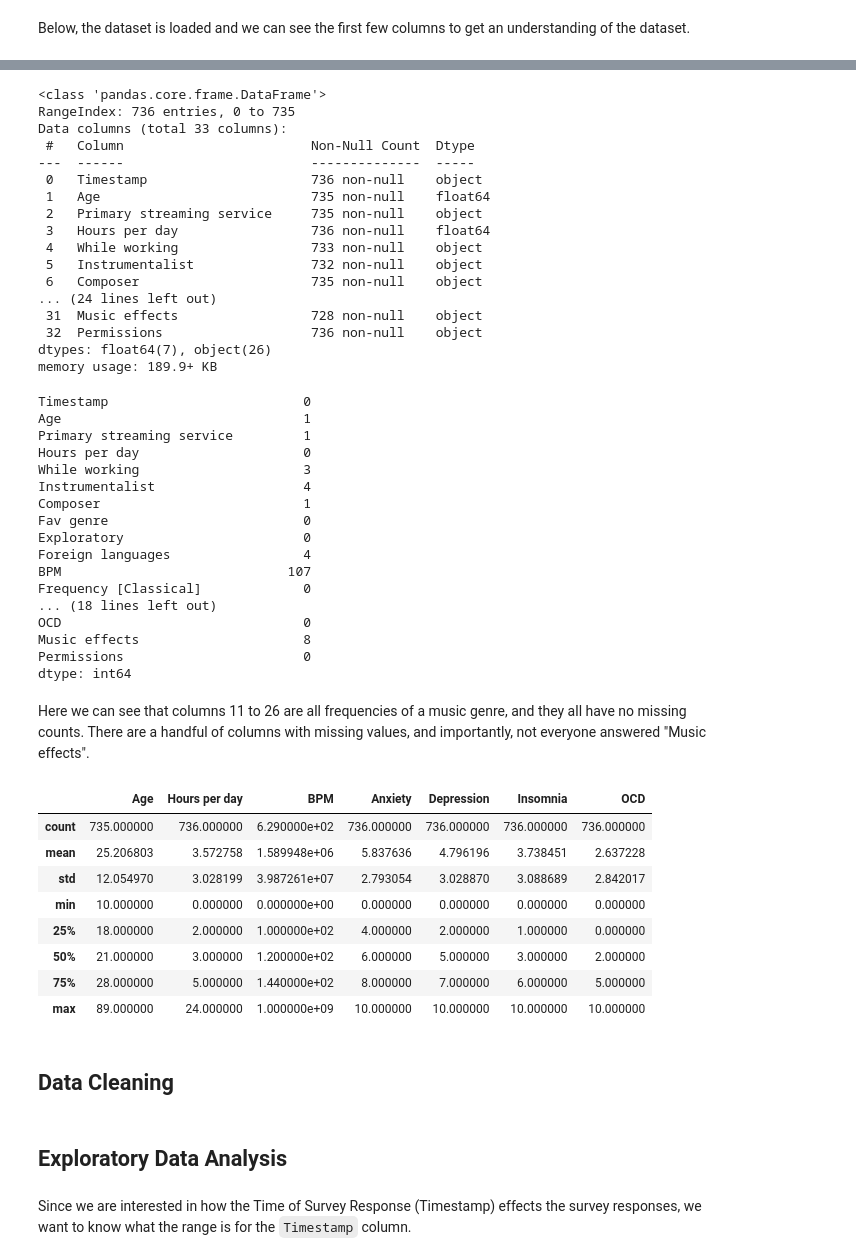
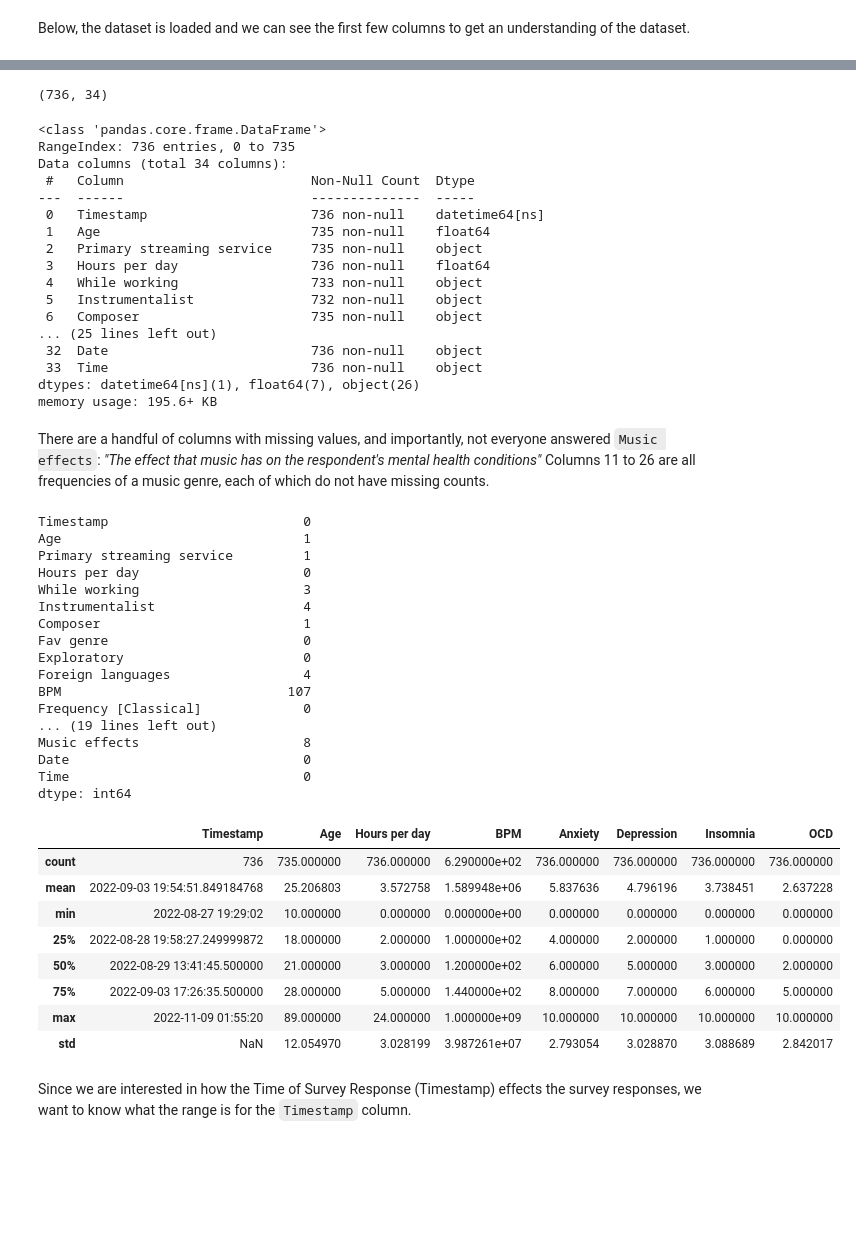
Before and after one commit to ubc-dsci320-2024w2/project-team_fabfour, a Jupyter notebook: analysis/Jessica/analysis4.ipynb, the cells around one changed output, grey strips where cells are left out. Saved outputs shown, nothing was run; the diff lists cells and outputs as text; code cells hidden in the pictures; blank space fills up the shorter version.

Commit message:
added eda to analysis 4

```diff
--- a/analysis/Jessica/analysis4.ipynb
+++ b/analysis/Jessica/analysis4.ipynb
@@ -31,7 +31,7 @@ RendererRegistry.enable('jupyterlab')
 # %% [markdown]
 Below, the dataset is loaded and we can see the first few columns to get an understanding of the dataset.
 # %%
-mxmh = pd.read_csv('../../data/raw/mxmh_survey_results.csv')
+mxmh = pd.read_csv('../../data/raw/mxmh_survey_results.csv', parse_dates=['Timestamp'])
 # %%
 mxmh.head(7)
 # %% [output]
@@ -46,0 +70,9 @@ mxmh.head(7)
+# %%
+mxmh["Timestamp"] = pd.to_datetime(mxmh["Timestamp"])
+
+# Extract Date and Time
+mxmh["Date"] = mxmh["Timestamp"].dt.date
+mxmh["Time"] = mxmh["Timestamp"].dt.time
+
+# Drop original Timestamp column
+mxmh_clean = mxmh.drop(columns=["Permissions"])
@@ -53,25 +95,32 @@ Now that we know there are 33 columns, we should identify the names of each colu
+# %%
+mxmh_clean.shape
+# %% [output]
+(736, 34)
 # %%
-mxmh.info()
+mxmh_clean.info()
 # %% [output]
 <class 'pandas.core.frame.DataFrame'>
 RangeIndex: 736 entries, 0 to 735
-Data columns (total 33 columns):
+Data columns (total 34 columns):
  #   Column                        Non-Null Count  Dtype
 ---  ------                        --------------  -----
- 0   Timestamp                     736 non-null    object
+ 0   Timestamp                     736 non-null    datetime64[ns]
  1   Age                           735 non-null    float64
  2   Primary streaming service     735 non-null    object
  3   Hours per day                 736 non-null    float64
  4   While working                 733 non-null    object
  5   Instrumentalist               732 non-null    object
  6   Composer                      735 non-null    object
-... (24 lines left out)
- 31  Music effects                 728 non-null    object
- 32  Permissions                   736 non-null    object
-dtypes: float64(7), object(26)
-memory usage: 189.9+ KB
+... (25 lines left out)
+ 32  Date                          736 non-null    object
+ 33  Time                          736 non-null    object
+dtypes: datetime64[ns](1), float64(7), object(26)
+memory usage: 195.6+ KB
+# %% [markdown]
+There are a handful of columns with missing values, and importantly, not everyone answered `Music effects`: *"The effect that music has on the respondent's mental health conditions"*
+Columns 11 to 26 are all frequencies of a music genre, each of which do not have missing counts.
 # %%
-mxmh.isnull().sum()
+mxmh_clean.isnull().sum()
 # %% [output]
 Timestamp                         0
 Age                               1
@@ -85,30 +134,23 @@ Exploratory                       0
 Foreign languages                 4
 BPM                             107
 Frequency [Classical]             0
-... (18 lines left out)
-OCD                               0
+... (19 lines left out)
 Music effects                     8
-Permissions                       0
+Date                              0
+Time                              0
 dtype: int64
-# %% [markdown]
-Here we can see that columns 11 to 26 are all frequencies of a music genre, and they all have no missing counts.
-There are a handful of columns with missing values, and importantly, not everyone answered "Music effects".
 # %%
-mxmh.describe()
+mxmh_clean.describe()
 # %% [output]
-|  | Age | Hours per day | BPM | Anxiety | Depression | Insomnia | OCD |
-| count | 735.000000 | 736.000000 | 6.290000e+02 | 736.000000 | 736.000000 | 736.000000 | 736.000000 |
-| mean | 25.206803 | 3.572758 | 1.589948e+06 | 5.837636 | 4.796196 | 3.738451 | 2.637228 |
-| std | 12.054970 | 3.028199 | 3.987261e+07 | 2.793054 | 3.028870 | 3.088689 | 2.842017 |
-| min | 10.000000 | 0.000000 | 0.000000e+00 | 0.000000 | 0.000000 | 0.000000 | 0.000000 |
-| 25% | 18.000000 | 2.000000 | 1.000000e+02 | 4.000000 | 2.000000 | 1.000000 | 0.000000 |
-| 50% | 21.000000 | 3.000000 | 1.200000e+02 | 6.000000 | 5.000000 | 3.000000 | 2.000000 |
-| 75% | 28.000000 | 5.000000 | 1.440000e+02 | 8.000000 | 7.000000 | 6.000000 | 5.000000 |
-| max | 89.000000 | 24.000000 | 1.000000e+09 | 10.000000 | 10.000000 | 10.000000 | 10.000000 |
+|  | Timestamp | Age | Hours per day | BPM | Anxiety | Depression | Insomnia | OCD |
+| count | 736 | 735.000000 | 736.000000 | 6.290000e+02 | 736.000000 | 736.000000 | 736.000000 | 736.000000 |
+| mean | 2022-09-03 19:54:51.849184768 | 25.206803 | 3.572758 | 1.589948e+06 | 5.837636 | 4.796196 | 3.738451 | 2.637228 |
+| min | 2022-08-27 19:29:02 | 10.000000 | 0.000000 | 0.000000e+00 | 0.000000 | 0.000000 | 0.000000 | 0.000000 |
+| 25% | 2022-08-28 19:58:27.249999872 | 18.000000 | 2.000000 | 1.000000e+02 | 4.000000 | 2.000000 | 1.000000 | 0.000000 |
+| 50% | 2022-08-29 13:41:45.500000 | 21.000000 | 3.000000 | 1.200000e+02 | 6.000000 | 5.000000 | 3.000000 | 2.000000 |
+| 75% | 2022-09-03 17:26:35.500000 | 28.000000 | 5.000000 | 1.440000e+02 | 8.000000 | 7.000000 | 6.000000 | 5.000000 |
+| max | 2022-11-09 01:55:20 | 89.000000 | 24.000000 | 1.000000e+09 | 10.000000 | 10.000000 | 10.000000 | 10.000000 |
+| std | NaN | 12.054970 | 3.028199 | 3.987261e+07 | 2.793054 | 3.028870 | 3.088689 | 2.842017 |
-# %% [markdown]
-## Data Cleaning
-# %% [markdown]
-## Exploratory Data Analysis
 # %% [markdown]
 Since we are interested in how the Time of Survey Response (Timestamp) effects the survey responses, we want to know what the range is for the `Timestamp` column.
 # %%
```
Also changed, not shown: parts of 23 cells of this notebook.
